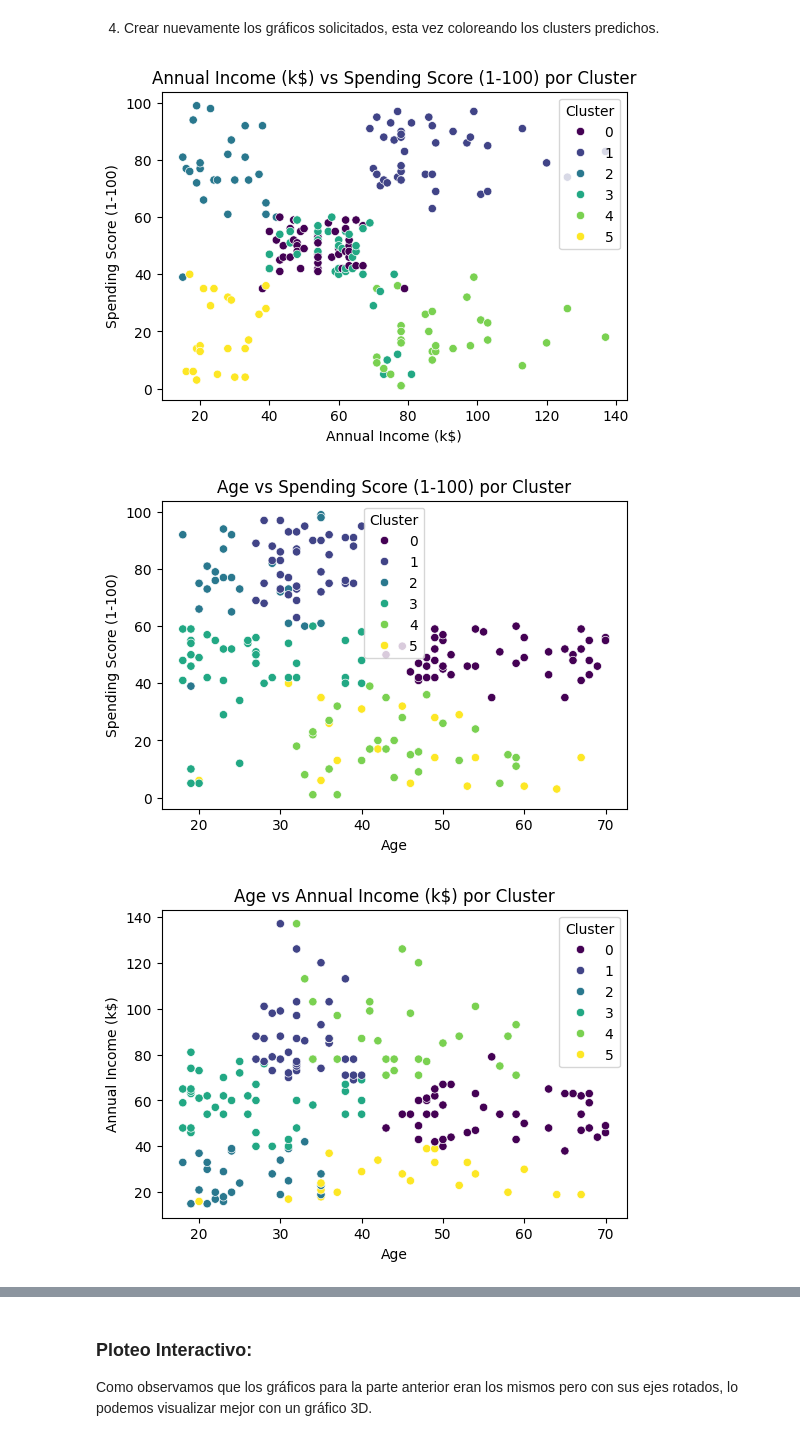
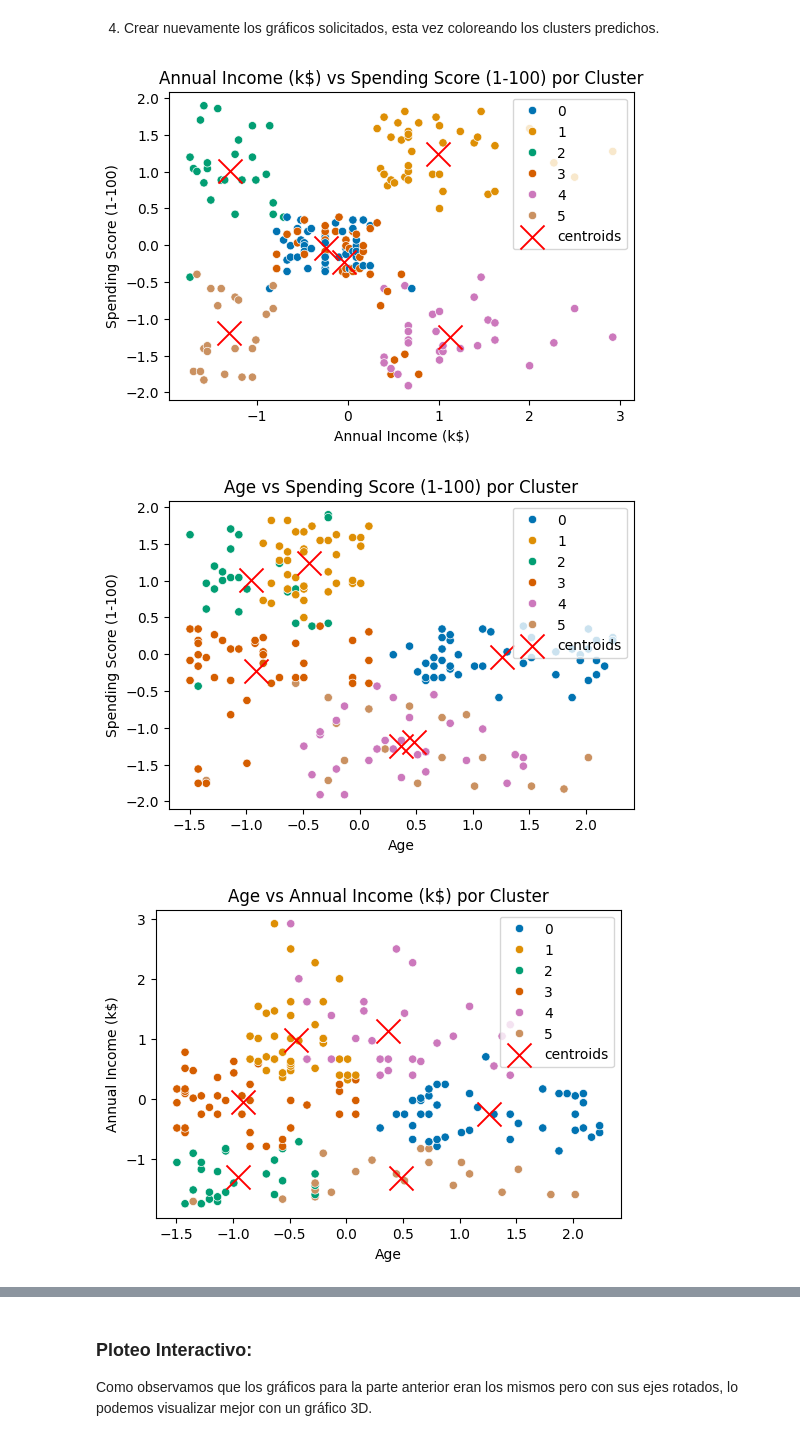
Before and after one commit to TauberF/AnalisisDeDatos, a Jupyter notebook: Practico5/Practico5_parte2.ipynb, the cells around one changed output, grey strips where cells are left out. Cells and saved outputs as stored; diff of their text form; code cells hidden in the pictures.

```diff
--- a/Practico5/Practico5_parte2.ipynb
+++ b/Practico5/Practico5_parte2.ipynb
@@ -19,9 +19,12 @@ for col in df.columns:
 # Seleccionar columnas de interés
 datos = df[['Age', 'Annual Income (k$)', 'Spending Score (1-100)']]
 
-# Normalizar los datos
 scaler = StandardScaler()
 datos_normalizados = scaler.fit_transform(datos)
+
+df_datos_normalizados = pd.DataFrame(datos_normalizados, columns=datos.columns)
+
+df_datos_normalizados
 # %% [output]
 <class 'pandas.core.frame.DataFrame'>
 RangeIndex: 200 entries, 0 to 199
@@ -116,28 +132,36 @@ predichos.
 # %%
 # Aplicar K-means con el número óptimo de clusters
 k_optimo = 6  # Ajusta según los resultados obtenidos
-kmeans = KMeans(n_clusters=k_optimo, random_state=42)
-df['Cluster'] = kmeans.fit_predict(datos_normalizados)
+kmeans = KMeans(n_clusters=k_optimo, random_state=42, )
+df_datos_normalizados['Cluster'] = kmeans.fit_predict(datos_normalizados)
+
+centroids = kmeans.cluster_centers_
 
 # Graficar los clusters con color
 # Anual Income (k$) vs Spending Score (1-100)
 plt.figure(figsize=(6, 4))
-sns.scatterplot(x=df['Annual Income (k$)'], y=df['Spending Score (1-100)'], hue=df['Cluster'], palette='viridis')
+sns.scatterplot(x=df_datos_normalizados['Annual Income (k$)'], y=df_datos_normalizados['Spending Score (1-100)'], hue=df_datos_normalizados['Cluster'], palette='colorblind')
+sns.scatterplot(x=centroids[:, 1], y=centroids[:, 2], s=300, marker='x', c='red', label='centroids')
 plt.title("Annual Income (k$) vs Spending Score (1-100) por Cluster")
+plt.legend(loc='upper right')
 plt.show()
 
 # Age vs Spending Score (1-100)
 plt.figure(figsize=(6, 4))
-sns.scatterplot(x=df['Age'], y=df['Spending Score (1-100)'], hue=df['Cluster'], palette='viridis')
+sns.scatterplot(x=df_datos_normalizados['Age'], y=df_datos_normalizados['Spending Score (1-100)'], hue=df_datos_normalizados['Cluster'], palette='colorblind')
+sns.scatterplot(x=centroids[:, 0], y=centroids[:, 2], s=300, marker='x', c='red', label='centroids')
 plt.title("Age vs Spending Score (1-100) por Cluster")
+plt.legend(loc='upper right')
 plt.show()
 
 # Age vs Annual Income (k$)
 plt.figure(figsize=(6, 4))
-sns.scatterplot(x=df['Age'], y=df['Annual Income (k$)'], hue=df['Cluster'], palette='viridis')
+sns.scatterplot(x=df_datos_normalizados['Age'], y=df_datos_normalizados['Annual Income (k$)'], hue=df_datos_normalizados['Cluster'], palette='colorblind')
+sns.scatterplot(x=centroids[:, 0], y=centroids[:, 1], s=300, marker='x', c='red', label='centroids')
 plt.title("Age vs Annual Income (k$) por Cluster")
+plt.legend(loc='upper right')
 plt.show()
 # %% [output]
-[figure, old version]
+[figure, new version]
-[figure, old version]
+[figure, new version]
-[figure, old version]
+[figure, new version]
```
Also changed, not shown: parts of 7 cells of this notebook, 1 other file.
